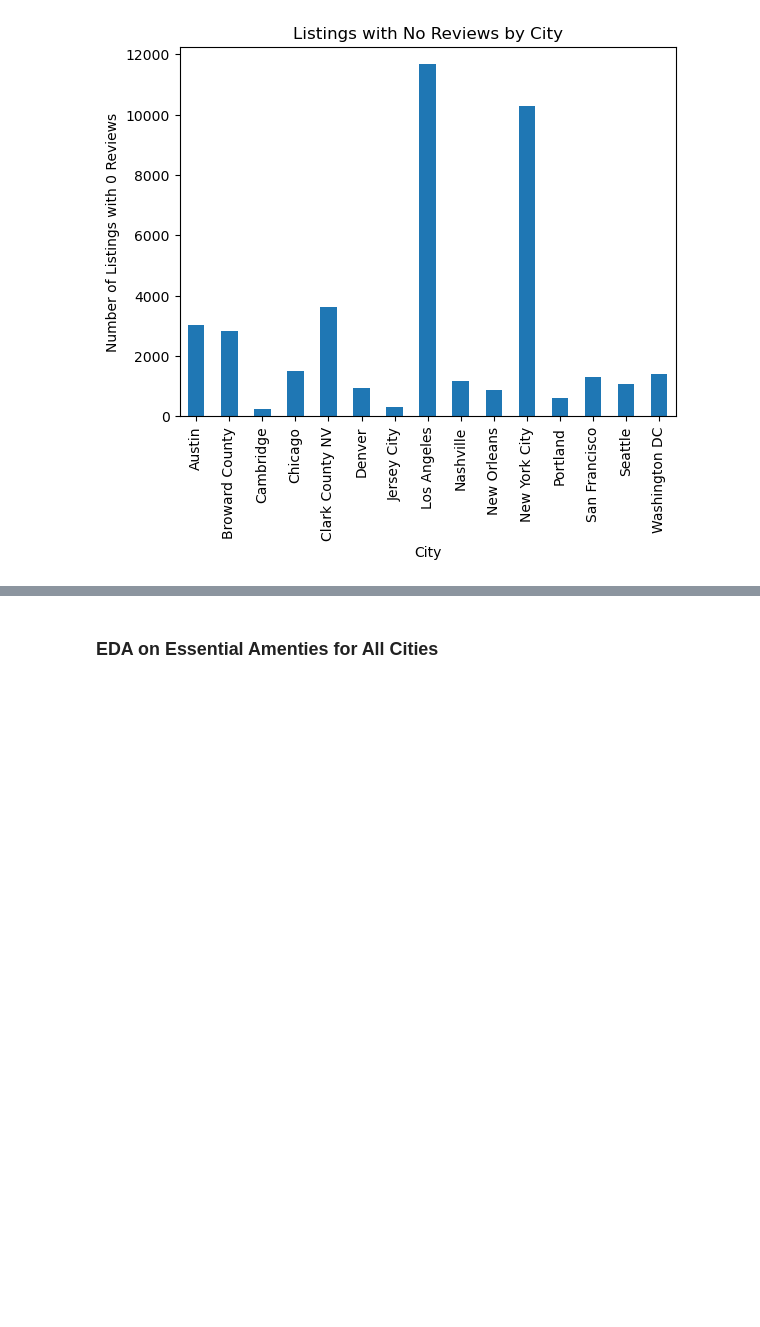
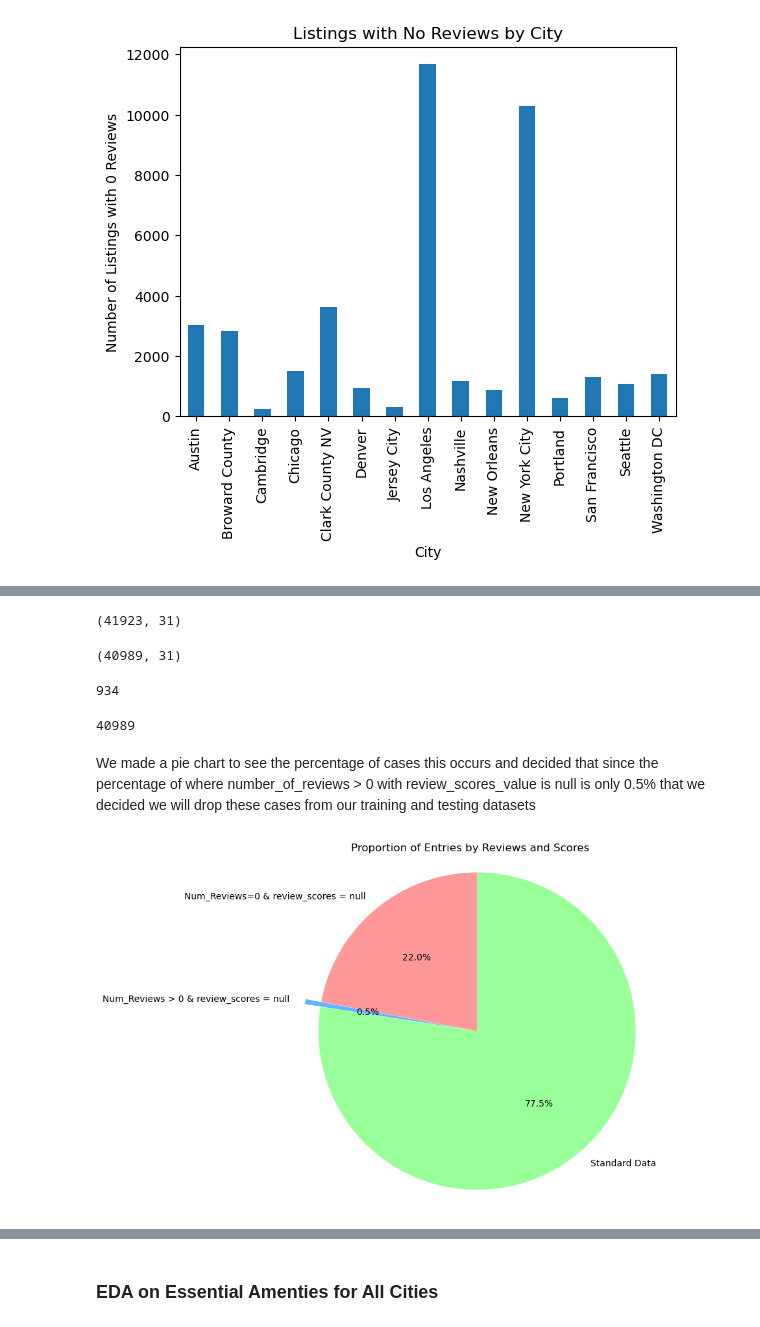
Before and after one commit to jinoh0731/Big-Data-Project-AirBnB-Clustering, a Jupyter notebook: milestone2/EDA/milestone2-all-cities-EDA.ipynb, the cells around one changed output, grey strips where cells are left out. Cells and saved outputs as stored; diff of their text form; code cells hidden in the pictures; blank space fills up the shorter version.

```diff
--- a/milestone2/EDA/milestone2-all-cities-EDA.ipynb
+++ b/milestone2/EDA/milestone2-all-cities-EDA.ipynb
@@ -161,0 +173,48 @@ plt.show()
+# %%
+# See what is the number of review_scores_value being null
+clean_df[clean_df['review_scores_value'].isnull()].shape
+# %% [output]
+(41923, 31)
+# %%
+# See what is the number of reviews that are 0
+clean_df[(clean_df['number_of_reviews'] == 0)].shape
+# %% [output]
+(40989, 31)
+# %%
+# Our intuition was that most of number_of_reviews when 0 is why review_scores_value is null, but we see that
+# there are 934 cases where review_scores_value is null but number_of_reviews > 0
+41923-40989
+# %% [output]
+934
+# %%
+# Verified that number_of_reviews when 0 is when review_scores_value is null
+filtered_df = clean_df[(clean_df['number_of_reviews'] == 0) & (clean_df['review_scores_value'].isnull())]
+size_count = filtered_df.shape[0]
+size_count
+# %% [output]
+40989
+# %% [markdown]
+We made a pie chart to see the percentage of cases this occurs and decided that since the percentage of where number_of_reviews > 0 with review_scores_value is null is only 0.5% that we decided we will drop these cases from our training and testing datasets
+# %%
+total_entries = clean_df.shape[0]
+reviews_zero_scores_null = clean_df[(clean_df['number_of_reviews'] == 0) & (clean_df['review_scores_value'].isnull())].shape[0]
+reviews_not_zero_scores_null = clean_df[(clean_df['number_of_reviews'] != 0) & (clean_df['review_scores_value'].isnull())].shape[0]
+other_cases = total_entries - (reviews_zero_scores_null + reviews_not_zero_scores_null)
+
+labels = ['Num_Reviews=0 & review_scores = null', 'Num_Reviews > 0 & review_scores = null', 'Standard Data']
+
+sizes = [reviews_zero_scores_null, reviews_not_zero_scores_null, other_cases]
+
+colors = ['#ff9999','#66b3ff','#99ff99']
+
+# Exploding the 2nd slice: 'Num_Reviews > 0 & review_scores = null'
+explode = (0, 0.1, 0)
+
+plt.figure(figsize=(10, 7))
+plt.pie(sizes, explode=explode, labels=labels, colors=colors, autopct='%1.1f%%', startangle=90)
+# Equal aspect ratio to draw the pie as a circle.
+plt.axis('equal')
+plt.title('Proportion of Entries by Reviews and Scores')
+plt.show()
+# %% [output]
+[figure, added]
```
Also changed, not shown: parts of 11 cells of this notebook.
